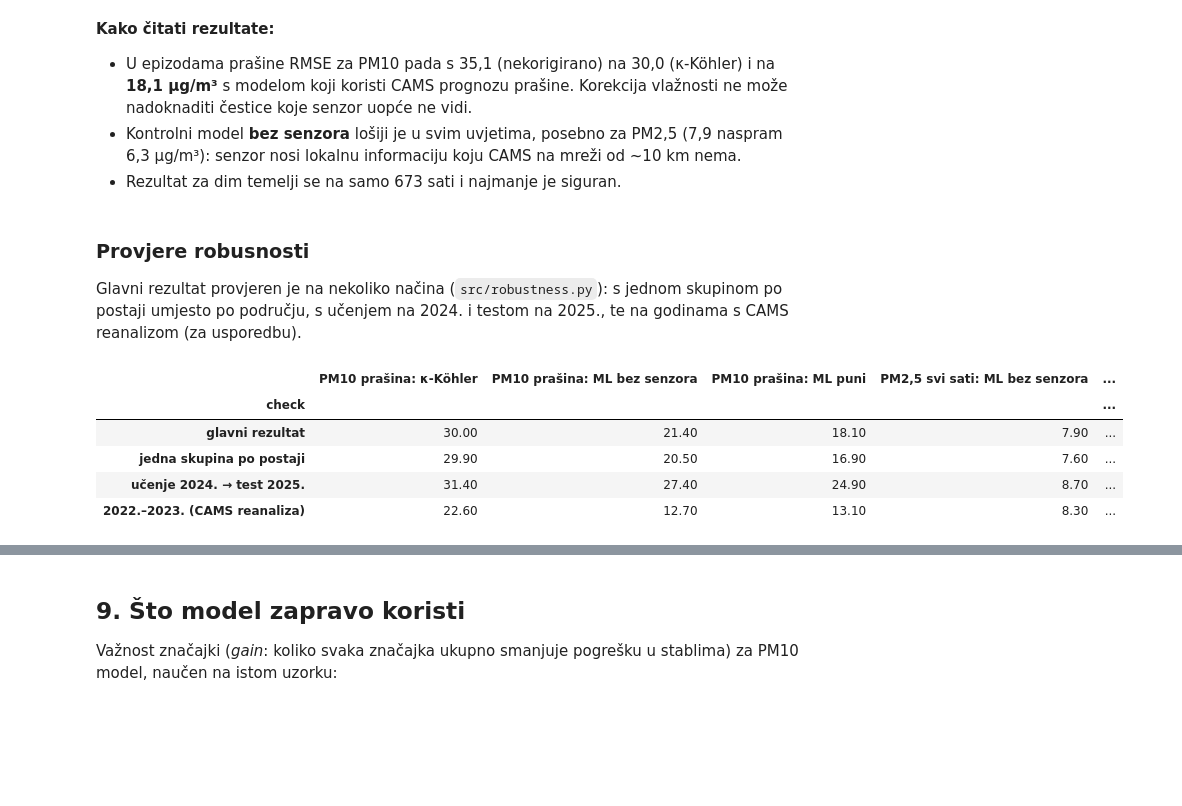
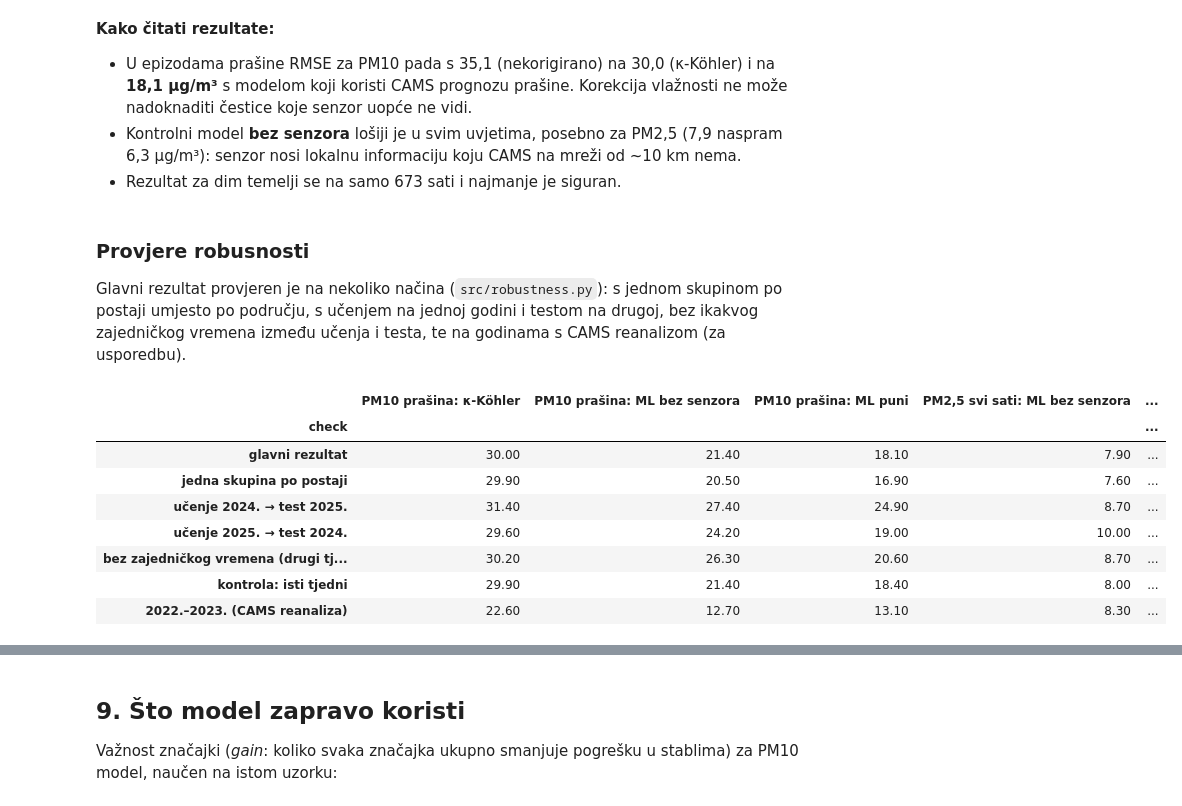
Before and after one commit to pboric/pm-sensor-correction, a Jupyter notebook: notebooks/vodic_kroz_analizu.ipynb, the cells around one changed output, grey strips where cells are left out. Saved outputs shown, nothing was run; the diff lists cells and outputs as text; code cells hidden in the pictures; blank space fills up the shorter version.

```diff
--- a/notebooks/vodic_kroz_analizu.ipynb
+++ b/notebooks/vodic_kroz_analizu.ipynb
@@ -604,26 +604,33 @@ display(Image(filename=str(FIG / "dust_episode_light.png"), width=900))
 ### Provjere robusnosti
 
 Glavni rezultat provjeren je na nekoliko načina (`src/robustness.py`): s jednom skupinom po postaji umjesto
-po području, s učenjem na 2024. i testom na 2025., te na godinama s CAMS reanalizom (za usporedbu).
+po području, s učenjem na jednoj godini i testom na drugoj, bez ikakvog zajedničkog vremena između učenja i
+testa, te na godinama s CAMS reanalizom (za usporedbu).
 # %%
 rob = pd.read_csv(RESULTS / "robustness.csv")
 provjere = {"main": "glavni rezultat", "station_groups": "jedna skupina po postaji",
             "train_2024_test_2025": "učenje 2024. → test 2025.",
+            "train_2025_test_2024": "učenje 2025. → test 2024.",
+            "other_weeks": "bez zajedničkog vremena (drugi tjedni)",
+            "same_weeks_control": "kontrola: isti tjedni",
             "reanalysis_years_2022_23": "2022.–2023. (CAMS reanaliza)"}
 r = rob[rob.check.isin(provjere)].pivot_table(index="check", columns=["target", "subset", "method"], values="rmse")
 pd.DataFrame({
     "PM10 prašina: κ-Köhler": r[("pm10", "dust", "kohler")],
     "PM10 prašina: ML bez senzora": r[("pm10", "dust", "gbm_no_sensor")],
     "PM10 prašina: ML puni": r[("pm10", "dust", "gbm_full")],
     "PM2,5 svi sati: ML bez senzora": r[("pm25", "all", "gbm_no_sensor")],
     "PM2,5 svi sati: ML puni": r[("pm25", "all", "gbm_full")],
 }).rename(index=provjere).loc[list(provjere.values())].round(1)
 # %% [output]
 |  | PM10 prašina: κ-Köhler | PM10 prašina: ML bez senzora | PM10 prašina: ML puni | PM2,5 svi sati: ML bez senzora | ... |
 | check |  |  |  |  | ... |
 | glavni rezultat | 30.00 | 21.40 | 18.10 | 7.90 | ... |
 | jedna skupina po postaji | 29.90 | 20.50 | 16.90 | 7.60 | ... |
 | učenje 2024. → test 2025. | 31.40 | 27.40 | 24.90 | 8.70 | ... |
+| učenje 2025. → test 2024. | 29.60 | 24.20 | 19.00 | 10.00 | ... |
+| bez zajedničkog vremena (drugi tj... | 30.20 | 26.30 | 20.60 | 8.70 | ... |
+| kontrola: isti tjedni | 29.90 | 21.40 | 18.40 | 8.00 | ... |
 | 2022.–2023. (CAMS reanaliza) | 22.60 | 12.70 | 13.10 | 8.30 | ... |
 # %% [markdown]
 - Uz jednu skupinu po postaji pogreška je nešto manja, jer testna postaja tada može imati susjeda iz
```
Also changed, not shown: parts of 2 cells of this notebook, 4 other files.
